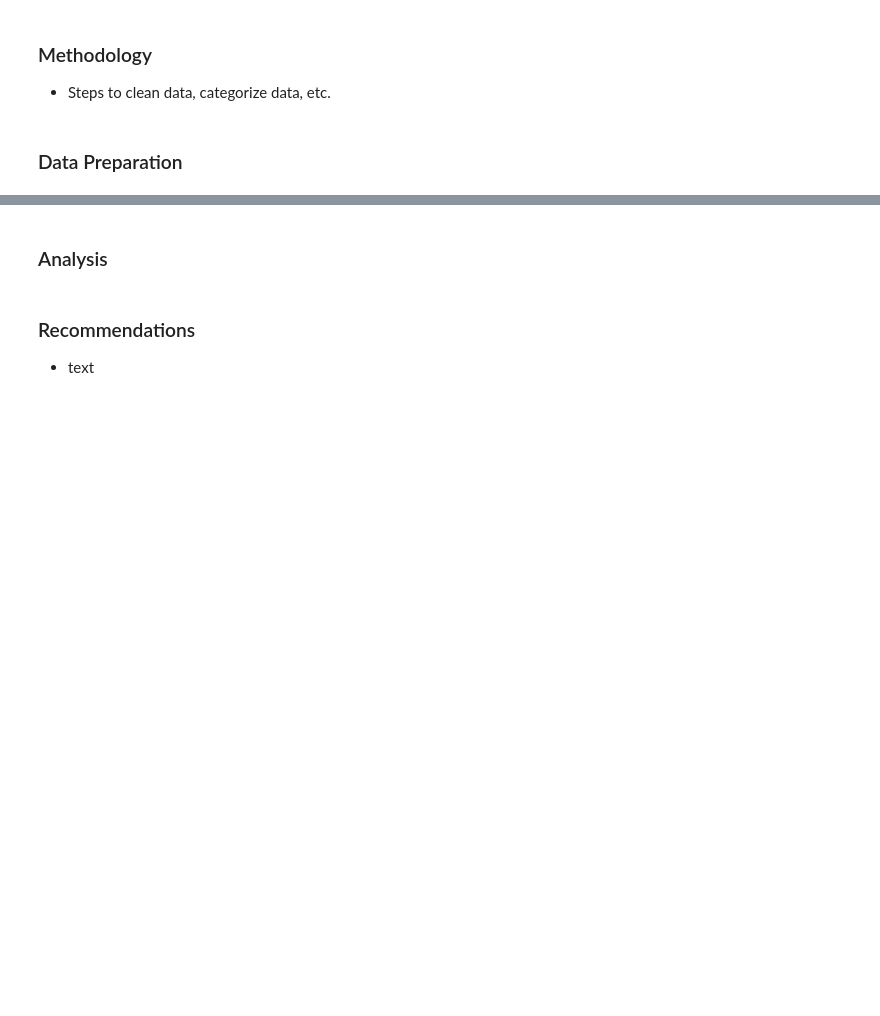
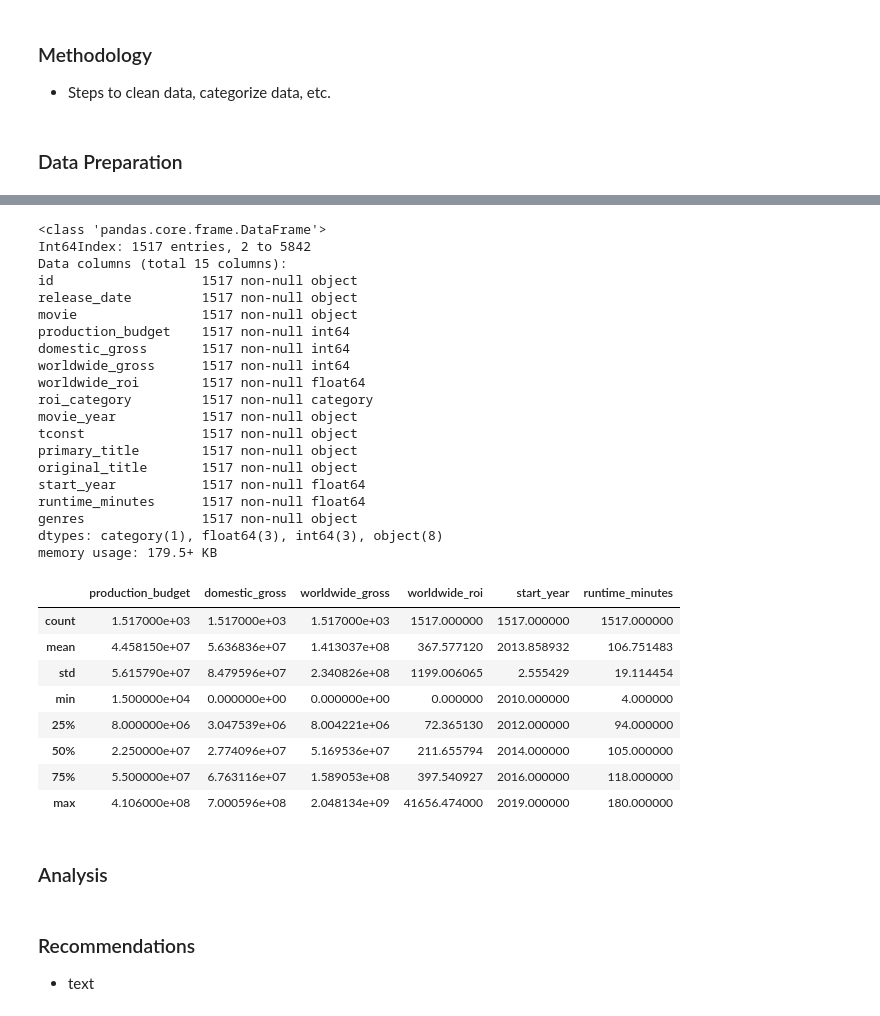
Before and after one commit to thespud56/Module-1-Project, a Jupyter notebook: Technical Summary.ipynb, the cells around one changed output, grey strips where cells are left out. Saved outputs shown, nothing was run; the diff lists cells and outputs as text; code cells hidden in the pictures; blank space fills up the shorter version.

```diff
--- a/Technical Summary.ipynb
+++ b/Technical Summary.ipynb
@@ -16,3 +14,7 @@ from functions import *
+# %%
+# import raw data files
+df_budgets = pd.read_csv('data/tn.movie_budgets.csv.gz')
+df_basics = pd.read_csv('data/imdb.title.basics.csv.gz')
 # %% [markdown]
 # Report - Opportunity Analysis
 # %% [markdown]
@@ -34,0 +80,7 @@ Results:    Microsoft should focus its efforts on [this kind of movie]
+# %%
+# Create a new variable 'movie_year' within both 'budgets' and 'basics' datasets which we can use to merge.
+df_budgets['movie_year'] = df_budgets['movie']+" (" + df_budgets['release_date'].map(lambda x: x[-4: len(x)])+")"
+df_basics['movie_year'] = df_basics['primary_title']+" (" + df_basics['start_year'].astype(str)+")"
+# %%
+# Merge (left) 'basics' data to our 'budgets' dataset on 'movie_year' that we created in the both datasets.
+df_merged_data = df_budgets2.merge(df_basics, how='left', on='movie_year')
@@ -34,0 +111,4 @@ Results:    Microsoft should focus its efforts on [this kind of movie]
+# %%
+# Create a new dataset, dropping all the rows with misssing values.
+df_fulldata = df_merged_data.loc[~df_merged_data.isna().any(axis=1)]
+df_fulldata.head()
@@ -34,0 +122,34 @@ Results:    Microsoft should focus its efforts on [this kind of movie]
+# %%
+# Check to see that dataset is complete and ready for analysis.
+df_fulldata.info()
+df_fulldata.describe()
+# %% [output]
+<class 'pandas.core.frame.DataFrame'>
+Int64Index: 1517 entries, 2 to 5842
+Data columns (total 15 columns):
+id                   1517 non-null object
+release_date         1517 non-null object
+movie                1517 non-null object
+production_budget    1517 non-null int64
+domestic_gross       1517 non-null int64
+worldwide_gross      1517 non-null int64
+worldwide_roi        1517 non-null float64
+roi_category         1517 non-null category
+movie_year           1517 non-null object
+tconst               1517 non-null object
+primary_title        1517 non-null object
+original_title       1517 non-null object
+start_year           1517 non-null float64
+runtime_minutes      1517 non-null float64
+genres               1517 non-null object
+dtypes: category(1), float64(3), int64(3), object(8)
+memory usage: 179.5+ KB
+|  | production_budget | domestic_gross | worldwide_gross | worldwide_roi | start_year | runtime_minutes |
+| count | 1.517000e+03 | 1.517000e+03 | 1.517000e+03 | 1517.000000 | 1517.000000 | 1517.000000 |
+| mean | 4.458150e+07 | 5.636836e+07 | 1.413037e+08 | 367.577120 | 2013.858932 | 106.751483 |
+| std | 5.615790e+07 | 8.479596e+07 | 2.340826e+08 | 1199.006065 | 2.555429 | 19.114454 |
+| min | 1.500000e+04 | 0.000000e+00 | 0.000000e+00 | 0.000000 | 2010.000000 | 4.000000 |
+| 25% | 8.000000e+06 | 3.047539e+06 | 8.004221e+06 | 72.365130 | 2012.000000 | 94.000000 |
+| 50% | 2.250000e+07 | 2.774096e+07 | 5.169536e+07 | 211.655794 | 2014.000000 | 105.000000 |
+| 75% | 5.500000e+07 | 6.763116e+07 | 1.589053e+08 | 397.540927 | 2016.000000 | 118.000000 |
+| max | 4.106000e+08 | 7.000596e+08 | 2.048134e+09 | 41656.474000 | 2019.000000 | 180.000000 |
```
Also changed, not shown: parts of 18 cells of this notebook.
